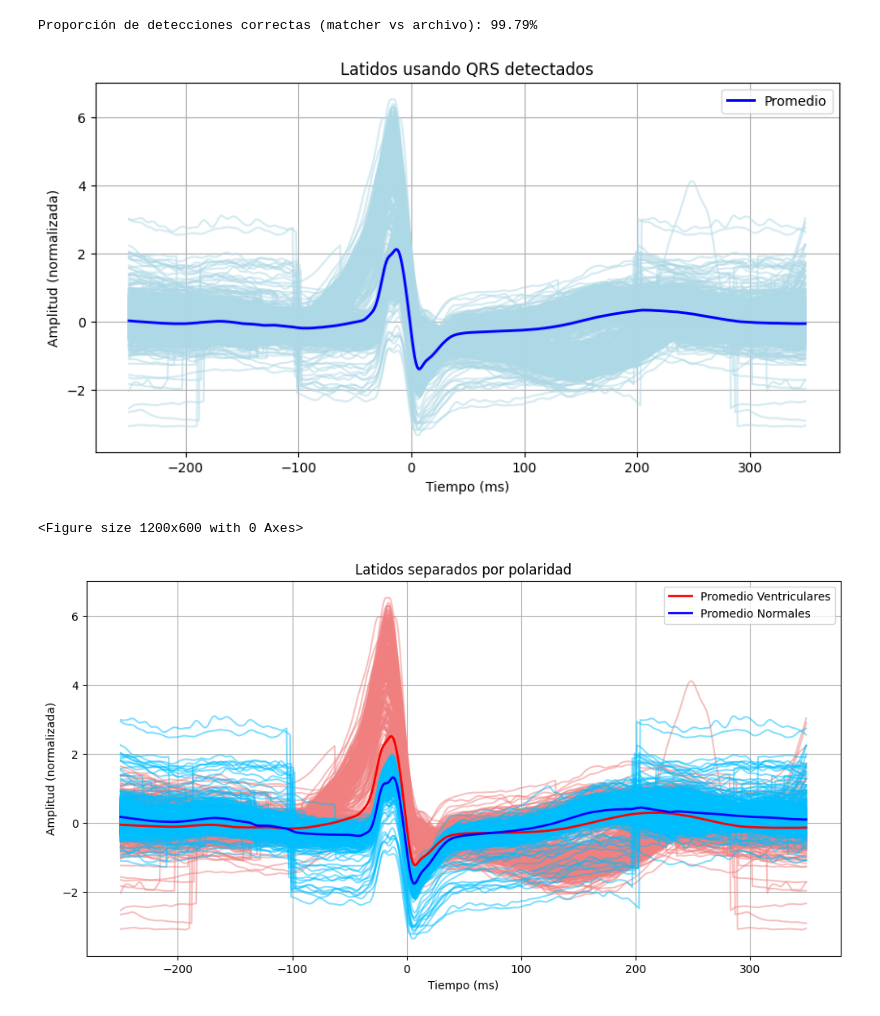
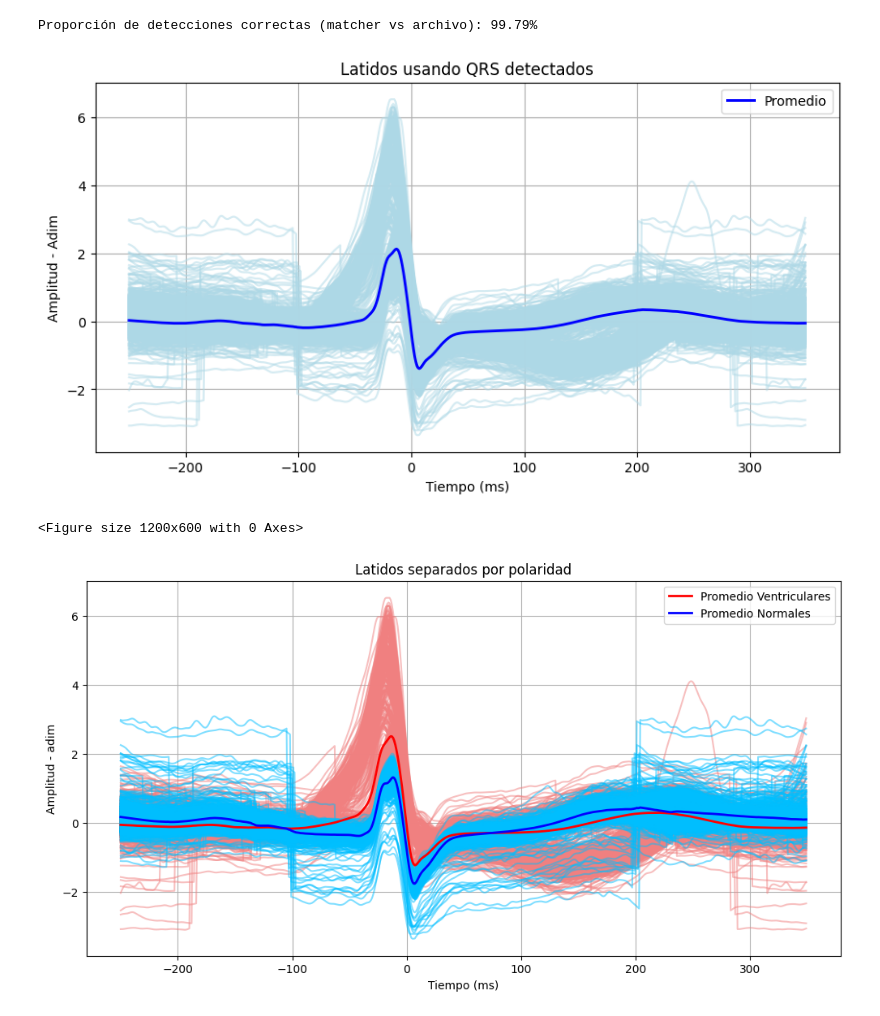
Before and after one commit to ValeAramayo/TPS, a Jupyter notebook: TS8.ipynb, the cells around one changed output. Saved outputs shown, nothing was run; the diff lists cells and outputs as text; code cells hidden in the pictures.

```diff
--- a/TS8.ipynb
+++ b/TS8.ipynb
@@ -363,7 +364,7 @@ for i in range(len(segmentos_mat)):
 plt.plot(t, np.mean(segmentos_mat, axis=0), color='blue', label='Promedio', linewidth=2)
 plt.title('Latidos usando QRS detectados')
 plt.xlabel('Tiempo (ms)')
-plt.ylabel('Amplitud (normalizada)')
+plt.ylabel('Amplitud - Adim')
 plt.grid(True)
 plt.legend()
 plt.show()
@@ -380,34 +381,34 @@ positivos = []
 negativos = []
 
 for latido in segmentos_detectados:
     centro = latido[ventana_central]
     max_abs = np.max(np.abs(centro))
     if np.max(centro) == max_abs:
         positivos.append(latido)
     else:
         negativos.append(latido)
 
 positivos = np.array(positivos)
 negativos = np.array(negativos)
 
 # Ahora los grafico separados
 plt.figure(figsize=(12, 6))
 for s in positivos:
     plt.plot(t, s, color='lightcoral', alpha=0.5)
 for s in negativos:
     plt.plot(t, s, color='deepskyblue', alpha=0.5)
 
 # Promedio general
 plt.plot(t, np.mean(positivos, axis=0), color='red', label='Promedio Ventriculares', linewidth=2)
 plt.plot(t, np.mean(negativos, axis=0), color='blue', label='Promedio Normales', linewidth=2)
 
 plt.title("Latidos separados por polaridad")
 plt.xlabel("Tiempo (ms)")
-plt.ylabel("Amplitud (normalizada)")
+plt.ylabel("Amplitud - adim")
 plt.grid(True)
 plt.legend()
 plt.show()
 # %% [output]
-[figure, old version]
+[figure, new version]
 <Figure size 1200x600 with 0 Axes>
-[figure, old version]
+[figure, new version]
```
Also changed, not shown: parts of 2 cells of this notebook.
